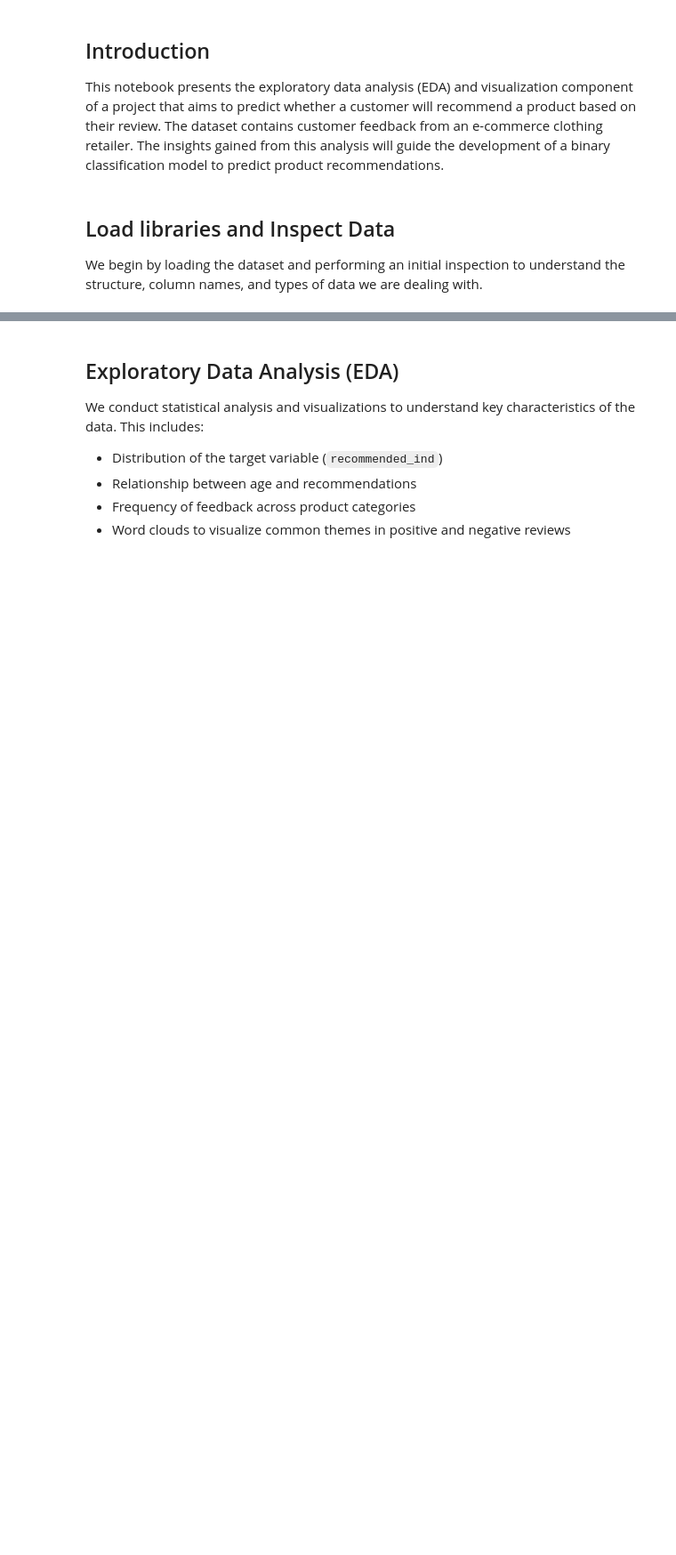
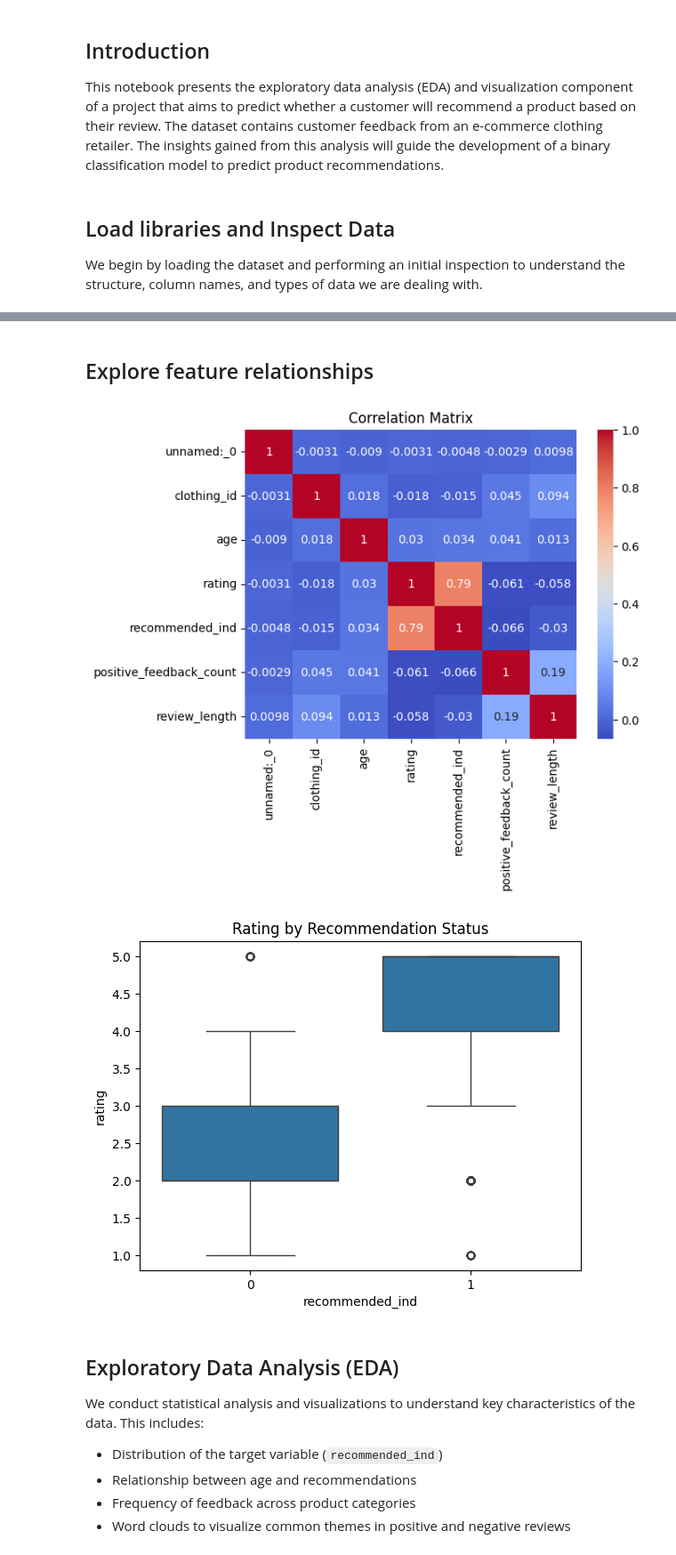
Before and after one commit to nhuhth/Predictive-Analysis-Ecommerce, a Jupyter notebook: Notebook/DP_FE.ipynb, the cells around one changed output, grey strips where cells are left out. Shown: that part at 89% size. Drawn from its saved outputs; the diff is of its cells as text; code cells hidden in the pictures; blank space fills up the shorter version.

```diff
--- a/Notebook/DP_FE.ipynb
+++ b/Notebook/DP_FE.ipynb
@@ -46,3 +83,22 @@ df['title'] = df['title'].fillna('')
+# %% [markdown]
+## Explore feature relationships
+# %%
+# Ensure only numeric columns are used for correlation
+numeric_df = df.select_dtypes(include=['number']).dropna()
+
+# Correlation heatmap
+corr = numeric_df.corr()
+sns.heatmap(corr, annot=True, cmap='coolwarm')
+plt.title('Correlation Matrix')
+plt.show()
+
+# Boxplot by target
+sns.boxplot(x='recommended_ind', y='rating', data=df)
+plt.title('Rating by Recommendation Status')
+plt.show()
+# %% [output]
+[figure, added]
+[figure, added]
 # %% [markdown]
 ## Exploratory Data Analysis (EDA)
 
```
Also changed, not shown: parts of 17 cells of this notebook, 1 other file.
